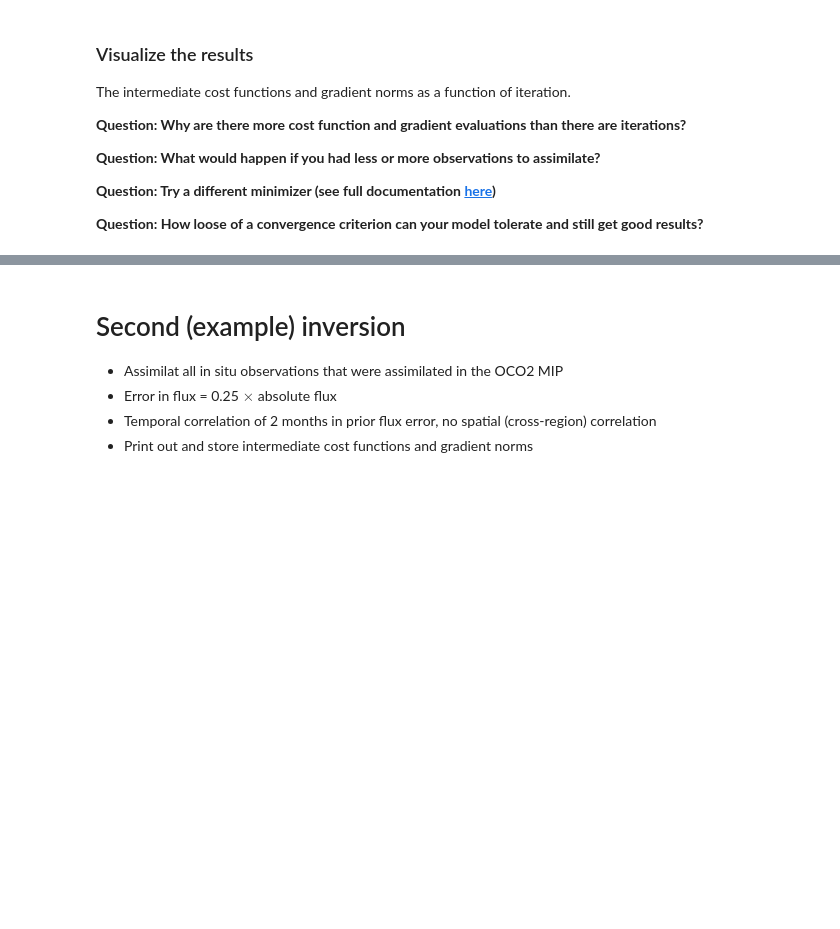
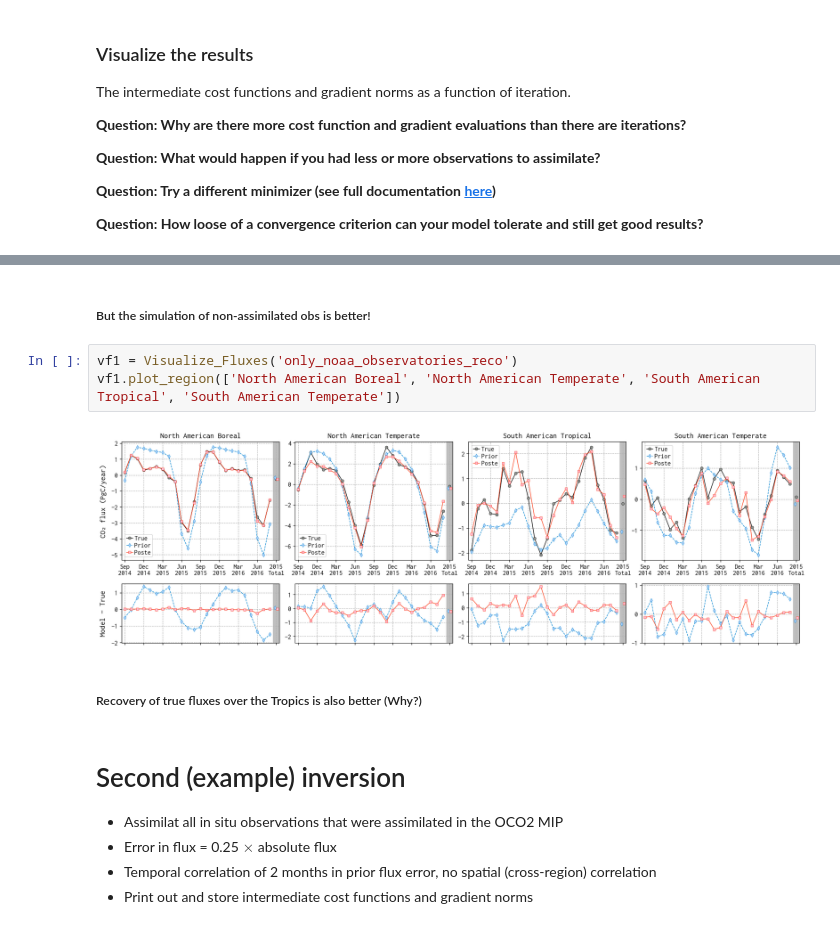
Before and after one commit to AgilentGCMS/ssim-ghg-2024, a Jupyter notebook: var4d/var4d_demo.ipynb, the cells around one changed output, grey strips where cells are left out. Cells and saved outputs as stored; diff of their text form; blank space fills up the shorter version.

```diff
--- a/var4d/var4d_demo.ipynb
+++ b/var4d/var4d_demo.ipynb
@@ -72,3 +83,12 @@ vf1.plot_region(['North American Boreal', 'North American Temperate', 'South Ame
+# %% [markdown]
+##### But the simulation of non-assimilated obs is better!
+# %%
+vf1 = Visualize_Fluxes('only_noaa_observatories_reco')
+vf1.plot_region(['North American Boreal', 'North American Temperate', 'South American Tropical', 'South American Temperate'])
+# %% [output]
+[figure, added]
+# %% [markdown]
+##### Recovery of true fluxes over the Tropics is also better (Why?)
 # %% [markdown]
 # Second (example) inversion
 * Assimilat all in situ observations that were assimilated in the OCO2 MIP
```
Also changed, not shown: parts of 12 cells of this notebook.
